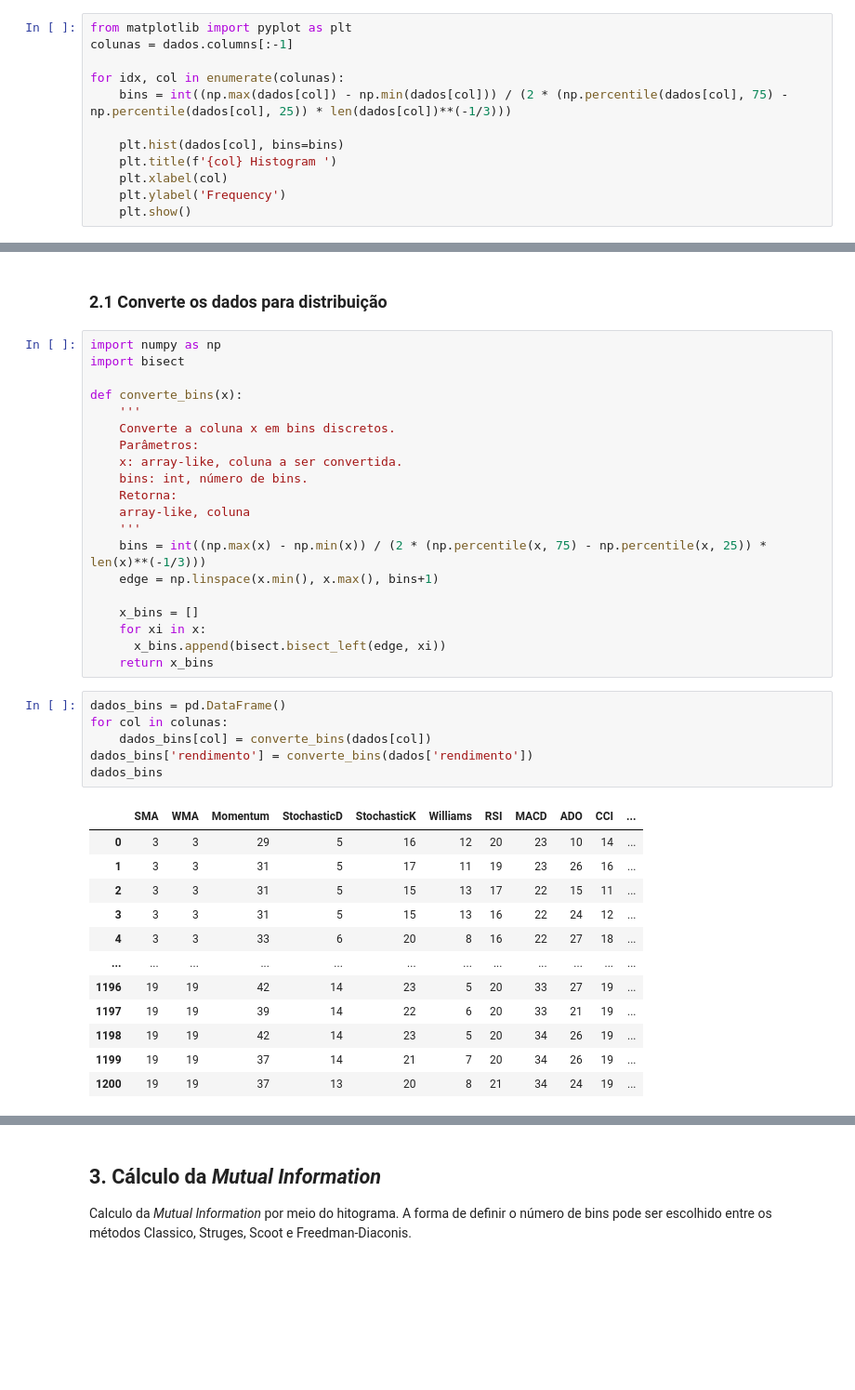
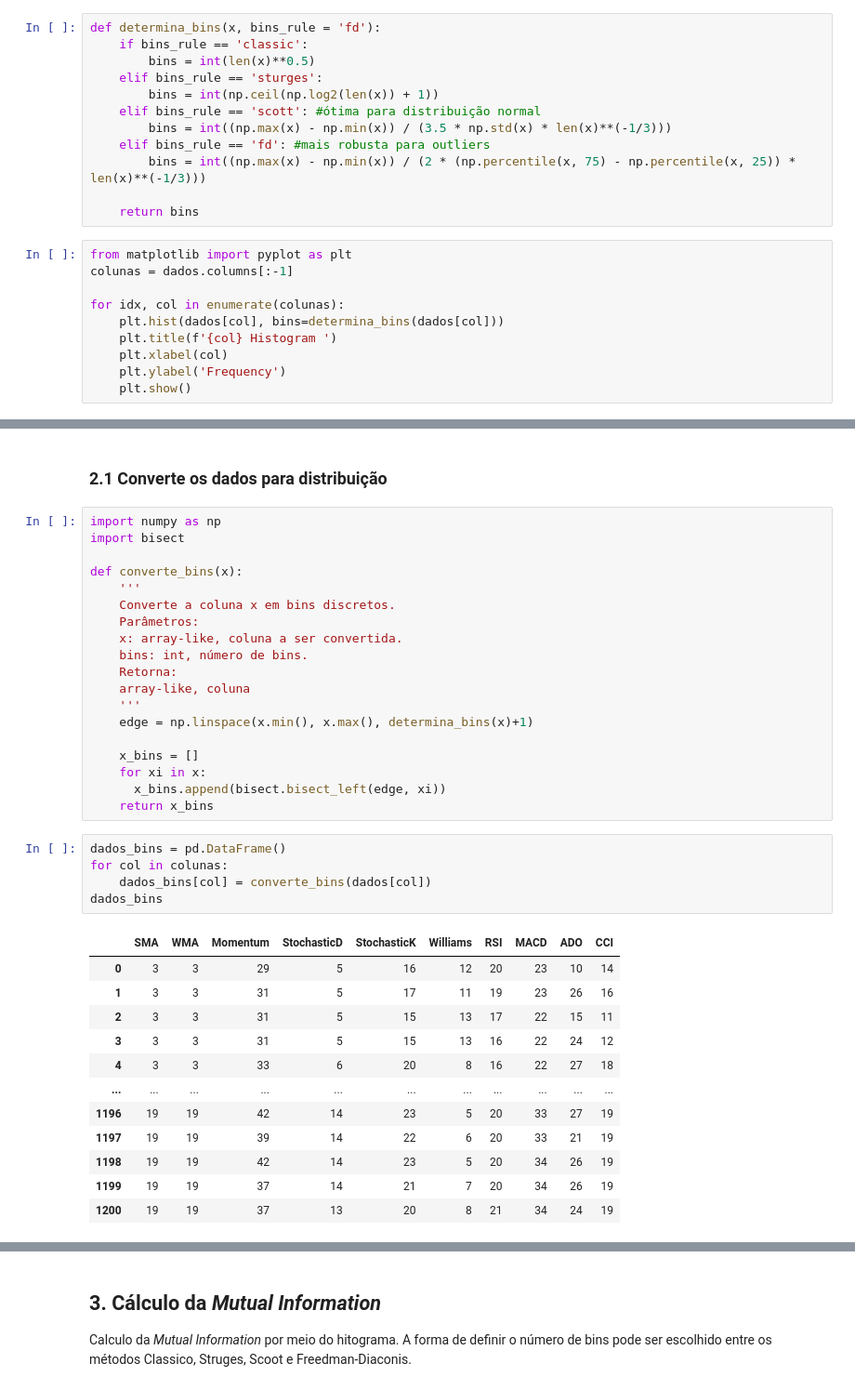
Before and after one commit to c-mmonteiro/t1-algo-feature, a Jupyter notebook: Trabaho1_MI.ipynb, the cells around one changed output, grey strips where cells are left out. Shown: that part at 93% size. Cells and saved outputs as stored; diff of their text form; blank space fills up the shorter version.

```diff
--- a/Trabaho1_MI.ipynb
+++ b/Trabaho1_MI.ipynb
@@ -56,13 +56,23 @@ for idx, col in enumerate(colunas):
 # %% [markdown]
 ### 1.3 Histograma dos dados
+# %%
+def determina_bins(x, bins_rule = 'fd'):
+    if bins_rule == 'classic':
+        bins = int(len(x)**0.5)
+    elif bins_rule == 'sturges':
+        bins = int(np.ceil(np.log2(len(x)) + 1))
+    elif bins_rule == 'scott': #ótima para distribuição normal
+        bins = int((np.max(x) - np.min(x)) / (3.5 * np.std(x) * len(x)**(-1/3)))
+    elif bins_rule == 'fd': #mais robusta para outliers
+        bins = int((np.max(x) - np.min(x)) / (2 * (np.percentile(x, 75) - np.percentile(x, 25)) * len(x)**(-1/3)))
+
+    return bins
 # %%
 from matplotlib import pyplot as plt
 colunas = dados.columns[:-1]
 
 for idx, col in enumerate(colunas):
-    bins = int((np.max(dados[col]) - np.min(dados[col])) / (2 * (np.percentile(dados[col], 75) - np.percentile(dados[col], 25)) * len(dados[col])**(-1/3)))
-
-    plt.hist(dados[col], bins=bins)
+    plt.hist(dados[col], bins=determina_bins(dados[col]))
     plt.title(f'{col} Histogram ')
     plt.xlabel(col)
     plt.ylabel('Frequency')
@@ -95,8 +105,7 @@ def converte_bins(x):
     Retorna:
     array-like, coluna
     '''
-    bins = int((np.max(x) - np.min(x)) / (2 * (np.percentile(x, 75) - np.percentile(x, 25)) * len(x)**(-1/3)))
-    edge = np.linspace(x.min(), x.max(), bins+1)
+    edge = np.linspace(x.min(), x.max(), determina_bins(x)+1)
 
     x_bins = []
     for xi in x:
@@ -105,19 +114,18 @@ def converte_bins(x):
 # %%
 dados_bins = pd.DataFrame()
 for col in colunas:
     dados_bins[col] = converte_bins(dados[col])
-dados_bins['rendimento'] = converte_bins(dados['rendimento'])
 dados_bins
 # %% [output]
-|  | SMA | WMA | Momentum | StochasticD | StochasticK | Williams | RSI | MACD | ADO | CCI | ... |
-| 0 | 3 | 3 | 29 | 5 | 16 | 12 | 20 | 23 | 10 | 14 | ... |
-| 1 | 3 | 3 | 31 | 5 | 17 | 11 | 19 | 23 | 26 | 16 | ... |
-| 2 | 3 | 3 | 31 | 5 | 15 | 13 | 17 | 22 | 15 | 11 | ... |
-| 3 | 3 | 3 | 31 | 5 | 15 | 13 | 16 | 22 | 24 | 12 | ... |
-| 4 | 3 | 3 | 33 | 6 | 20 | 8 | 16 | 22 | 27 | 18 | ... |
-| ... | ... | ... | ... | ... | ... | ... | ... | ... | ... | ... | ... |
-| 1196 | 19 | 19 | 42 | 14 | 23 | 5 | 20 | 33 | 27 | 19 | ... |
-| 1197 | 19 | 19 | 39 | 14 | 22 | 6 | 20 | 33 | 21 | 19 | ... |
-| 1198 | 19 | 19 | 42 | 14 | 23 | 5 | 20 | 34 | 26 | 19 | ... |
-| 1199 | 19 | 19 | 37 | 14 | 21 | 7 | 20 | 34 | 26 | 19 | ... |
-| 1200 | 19 | 19 | 37 | 13 | 20 | 8 | 21 | 34 | 24 | 19 | ... |
+|  | SMA | WMA | Momentum | StochasticD | StochasticK | Williams | RSI | MACD | ADO | CCI |
+| 0 | 3 | 3 | 29 | 5 | 16 | 12 | 20 | 23 | 10 | 14 |
+| 1 | 3 | 3 | 31 | 5 | 17 | 11 | 19 | 23 | 26 | 16 |
+| 2 | 3 | 3 | 31 | 5 | 15 | 13 | 17 | 22 | 15 | 11 |
+| 3 | 3 | 3 | 31 | 5 | 15 | 13 | 16 | 22 | 24 | 12 |
+| 4 | 3 | 3 | 33 | 6 | 20 | 8 | 16 | 22 | 27 | 18 |
+| ... | ... | ... | ... | ... | ... | ... | ... | ... | ... | ... |
+| 1196 | 19 | 19 | 42 | 14 | 23 | 5 | 20 | 33 | 27 | 19 |
+| 1197 | 19 | 19 | 39 | 14 | 22 | 6 | 20 | 33 | 21 | 19 |
+| 1198 | 19 | 19 | 42 | 14 | 23 | 5 | 20 | 34 | 26 | 19 |
+| 1199 | 19 | 19 | 37 | 14 | 21 | 7 | 20 | 34 | 26 | 19 |
+| 1200 | 19 | 19 | 37 | 13 | 20 | 8 | 21 | 34 | 24 | 19 |
```
Also changed, not shown: parts of 21 cells of this notebook.
